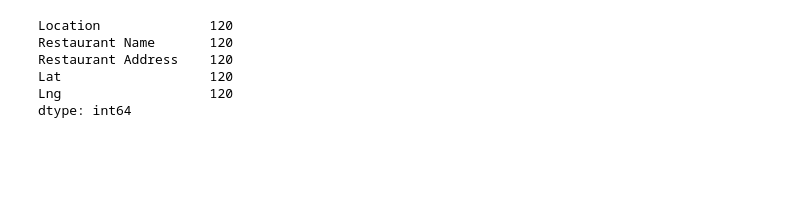
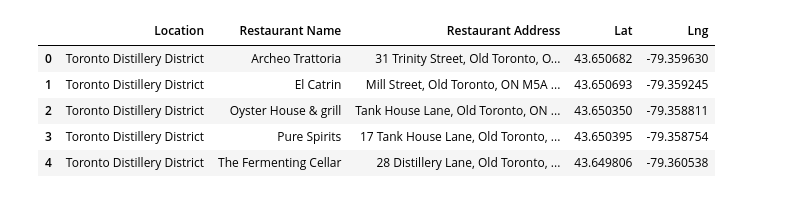
Before and after one commit to AleMori22/Project_1_repo, a Jupyter notebook: Alessandro Mori's Project 1.ipynb, the cells around one changed output. Saved outputs shown, nothing was run; the diff lists cells and outputs as text; code cells hidden in the pictures; blank space fills up the shorter version.

```diff
--- a/Alessandro Mori's Project 1.ipynb
+++ b/Alessandro Mori's Project 1.ipynb
@@ -30,6 +30,8 @@ params = {
     'categories': 'catering.restaurant',
     'apiKey': geoapify_key,
 }
+
+base_url = 'https://api.geoapify.com/v2/places'
 
 for index, row in Districts_df.iterrows():
     latitude = row['Lat']
@@ -53,12 +55,3 @@ for index, row in Districts_df.iterrows():
             Restaurants_df.loc[len(Restaurants_df)] = new_row
         except(KeyError, IndexError):
             print('Errore nella gestione dei dati del ristorante.')
-# %%
-Restaurants_df.count()
-# %% [output]
-Location              120
-Restaurant Name       120
-Restaurant Address    120
-Lat                   120
-Lng                   120
-dtype: int64
@@ -67,0 +58,9 @@ Restaurants_df.to_csv("output_data/restaurants.csv", index_label="Restaurant ID"
+# %%
+Restaurants_df.head()
+# %% [output]
+|  | Location | Restaurant Name | Restaurant Address | Lat | Lng |
+| 0 | Toronto Distillery District | Archeo Trattoria | 31 Trinity Street, Old Toronto, O... | 43.650682 | -79.359630 |
+| 1 | Toronto Distillery District | El Catrin | Mill Street, Old Toronto, ON M5A ... | 43.650693 | -79.359245 |
+| 2 | Toronto Distillery District | Oyster House & grill | Tank House Lane, Old Toronto, ON ... | 43.650350 | -79.358811 |
+| 3 | Toronto Distillery District | Pure Spirits | 17 Tank House Lane, Old Toronto, ... | 43.650395 | -79.358754 |
+| 4 | Toronto Distillery District | The Fermenting Cellar | 28 Distillery Lane, Old Toronto, ... | 43.649806 | -79.360538 |
```
Also changed, not shown: parts of 3 cells of this notebook.
